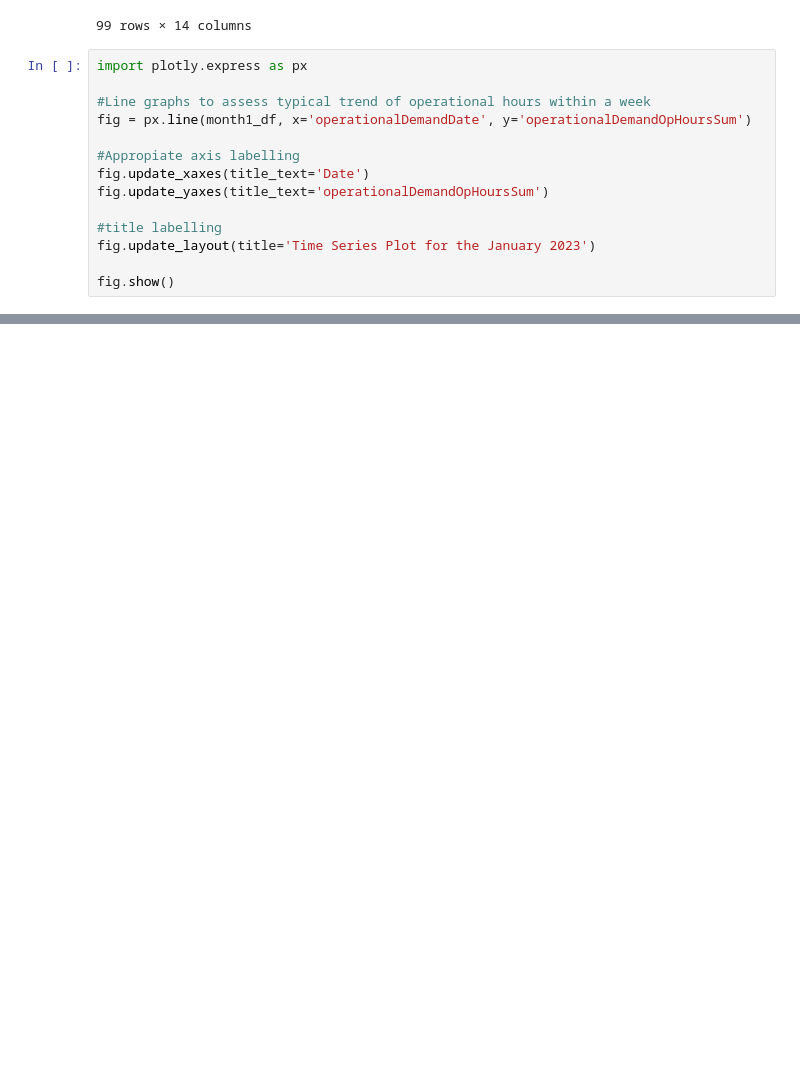
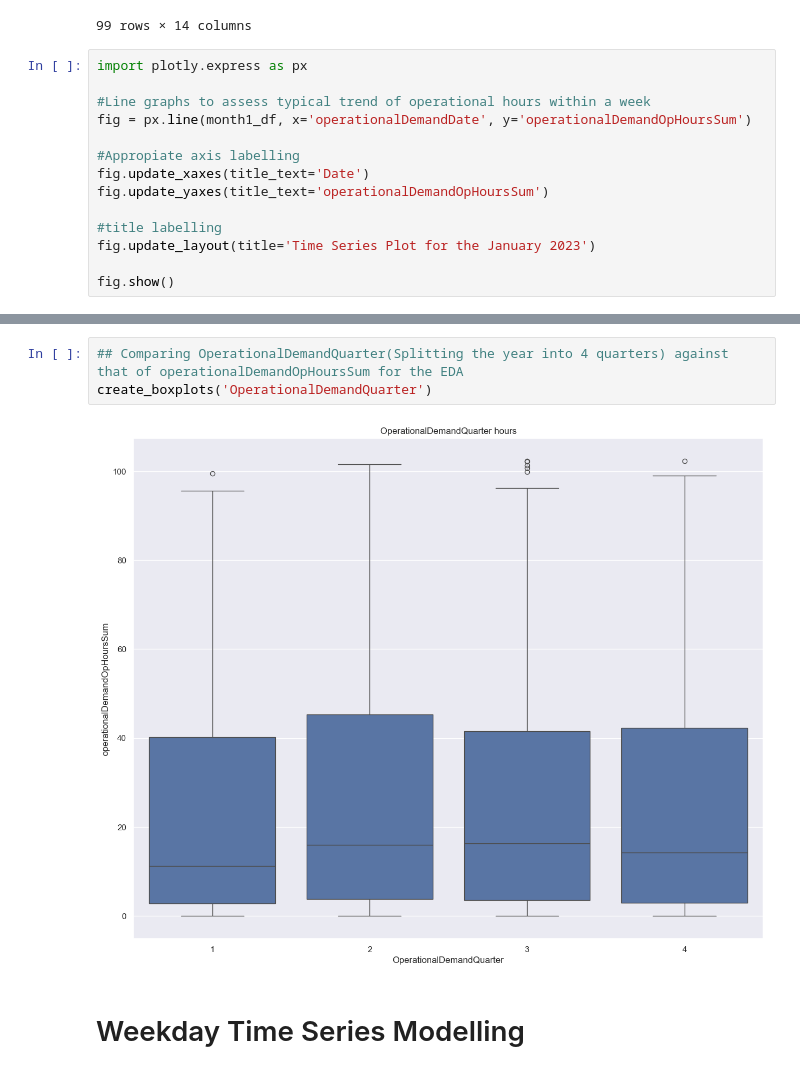
Before and after one commit to kartbart/AI-ML-Portfolio-3, a Jupyter notebook: Software Portfolio 3.ipynb, the cells around one changed output, grey strips where cells are left out. Drawn from its saved outputs; the diff is of its cells as text; blank space fills up the shorter version.

```diff
--- a/Software Portfolio 3.ipynb
+++ b/Software Portfolio 3.ipynb
@@ -363,0 +430,7 @@ fig.show()
+# %%
+## Comparing OperationalDemandQuarter(Splitting the year into 4 quarters) against that of operationalDemandOpHoursSum for the EDA
+create_boxplots('OperationalDemandQuarter')
+# %% [output]
+[figure, added]
+# %% [markdown]
+# Weekday Time Series Modelling
```
Also changed, not shown: parts of 17 cells of this notebook.
